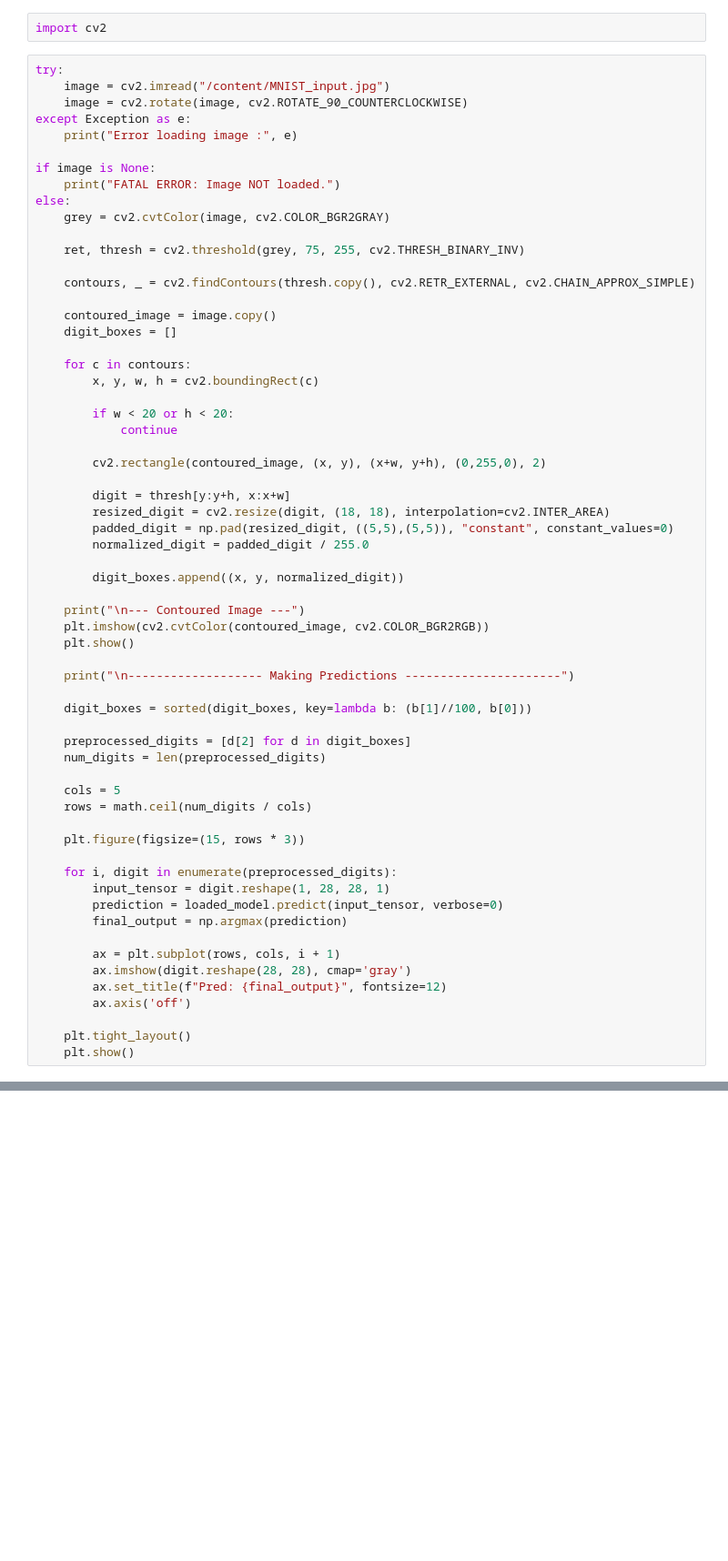
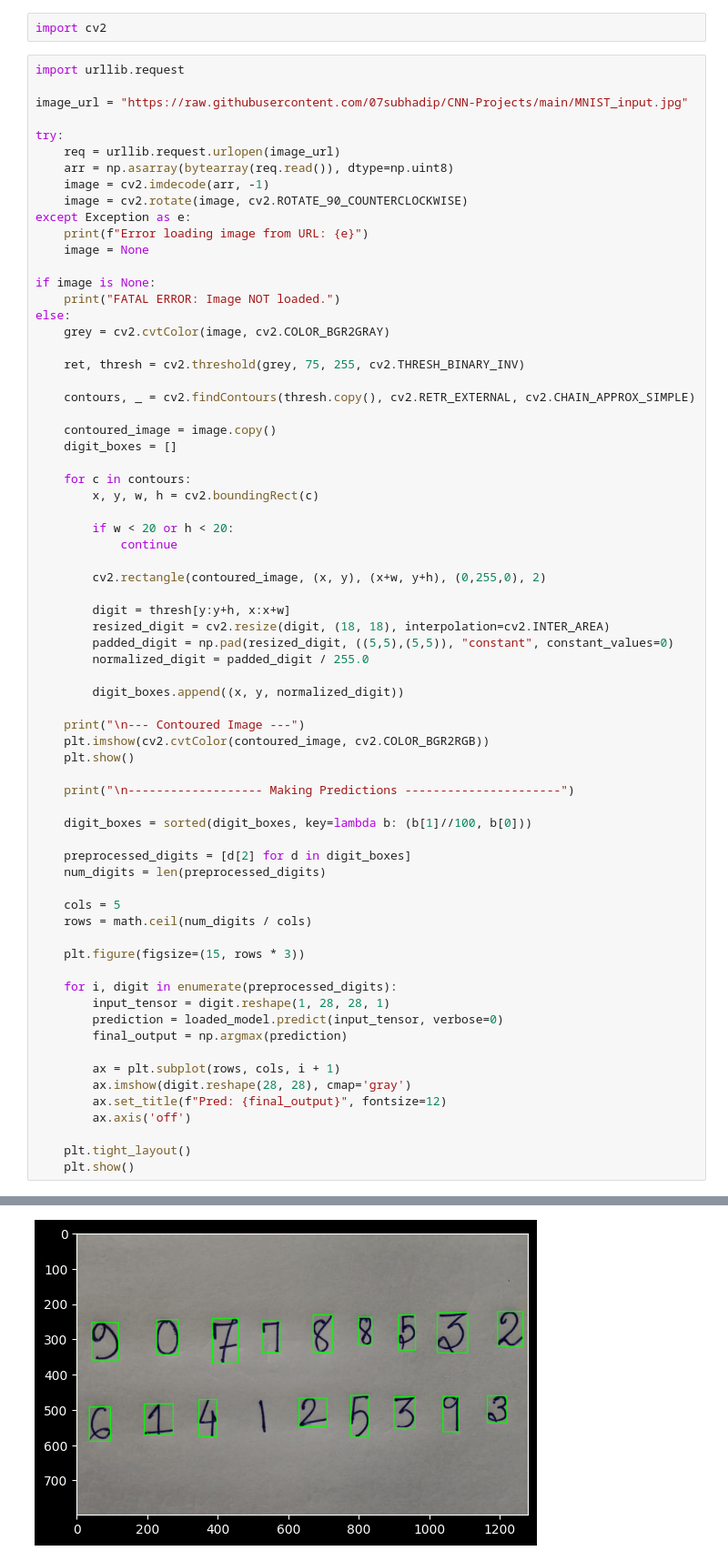
Before and after one commit to 07subhadip/CNN-Projects, a Jupyter notebook: MNIST_CNN.ipynb, the cells around one changed output, grey strips where cells are left out. Shown at 91% size. Drawn from its saved outputs; the diff is of its cells as text; blank space fills up the shorter version.

```diff
--- a/MNIST_CNN.ipynb
+++ b/MNIST_CNN.ipynb
@@ -455,11 +455,18 @@ plt.show()
 # %%
 import cv2
 # %%
+import urllib.request
+
+image_url = "https://raw.githubusercontent.com/07subhadip/CNN-Projects/main/MNIST_input.jpg"
+
 try:
-    image = cv2.imread("/content/MNIST_input.jpg")
+    req = urllib.request.urlopen(image_url)
+    arr = np.asarray(bytearray(req.read()), dtype=np.uint8)
+    image = cv2.imdecode(arr, -1)
     image = cv2.rotate(image, cv2.ROTATE_90_COUNTERCLOCKWISE)
 except Exception as e:
-    print("Error loading image :", e)
+    print(f"Error loading image from URL: {e}")
+    image = None
 
 if image is None:
     print("FATAL ERROR: Image NOT loaded.")
@@ -520,0 +528 @@ FATAL ERROR: Image NOT loaded.
+[figure, added]
```
Also changed, not shown: parts of 1 cell of this notebook.
